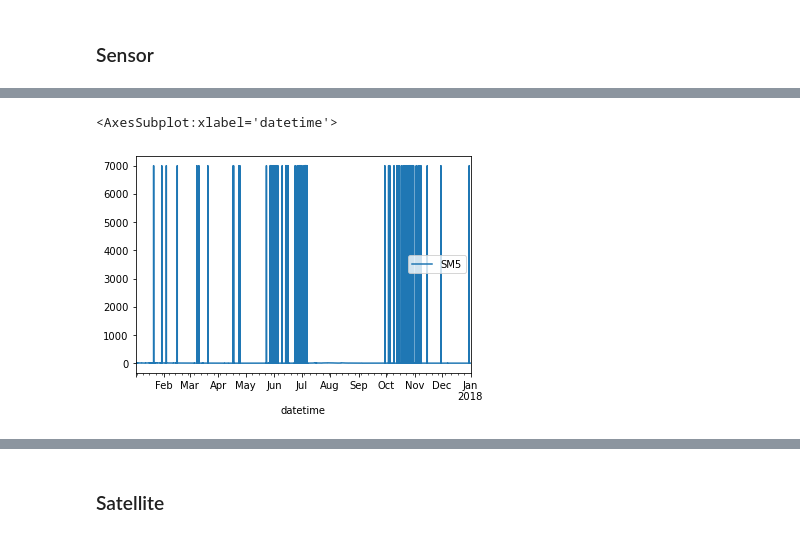
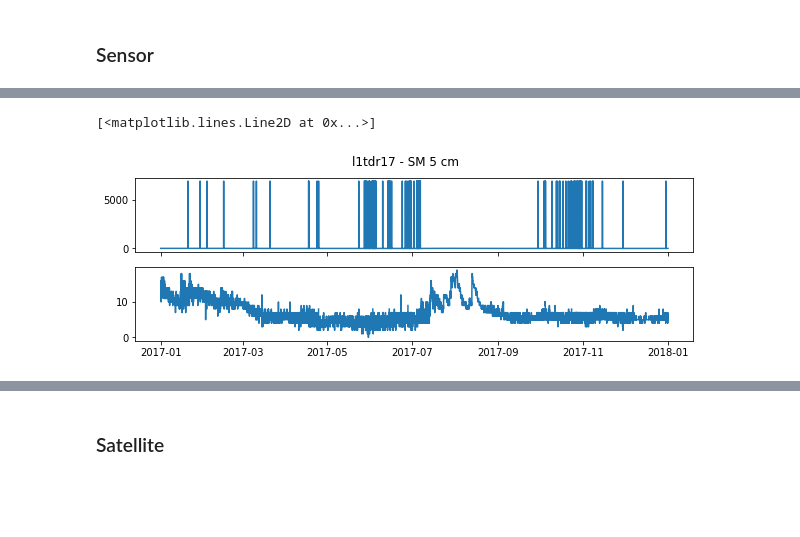
Before and after one commit to VicenteYago/OPTRAM, a Jupyter notebook: OPTRAM.ipynb, the cells around one changed output, grey strips where cells are left out. Cells and saved outputs as stored; diff of their text form; code cells hidden in the pictures; blank space fills up the shorter version.

```diff
--- a/OPTRAM.ipynb
+++ b/OPTRAM.ipynb
@@ -104,5 +121,8 @@ l1tdr17
 # %%
-l1tdr17.plot(y='SM5', use_index=True)
+fig, (ax1, ax2) = plt.subplots(2, figsize = (10,3), sharex= True)
+fig.suptitle('l1tdr17 - SM 5 cm')
+ax1.plot(l1tdr17.loc[:,'SM5'].index, l1tdr17.loc[:,'SM5'])
+ax2.plot(l1tdr17_fix.loc[:,'SM5'].index, l1tdr17_fix.loc[:,'SM5'])
 # %% [output]
-<AxesSubplot:xlabel='datetime'>
+[<matplotlib.lines.Line2D at 0x...>]
-[figure, old version]
+[figure, new version]
```
Also changed, not shown: parts of 33 cells of this notebook, 1 other file.
